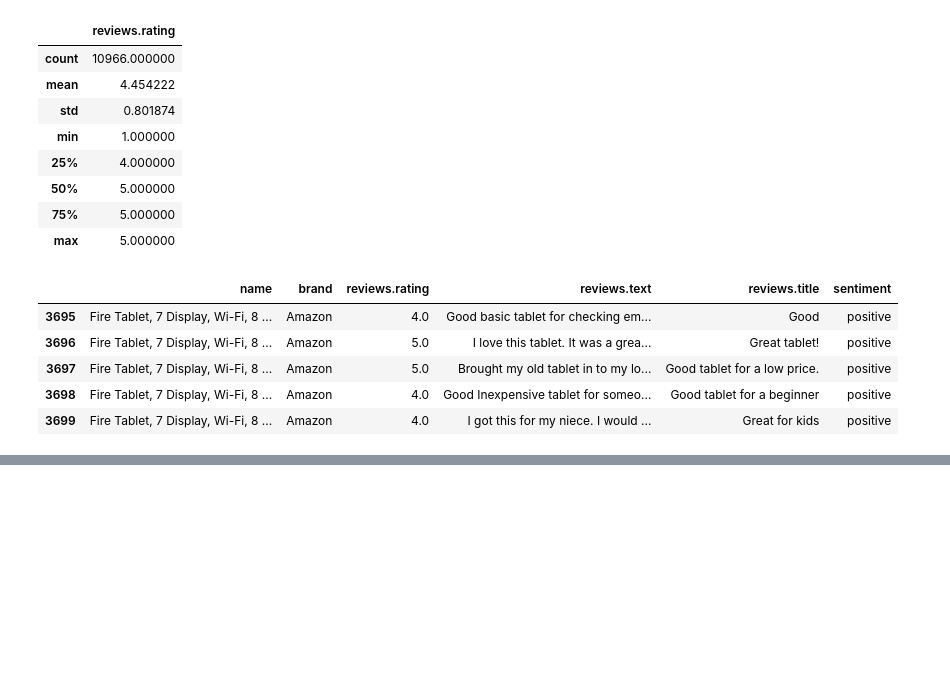
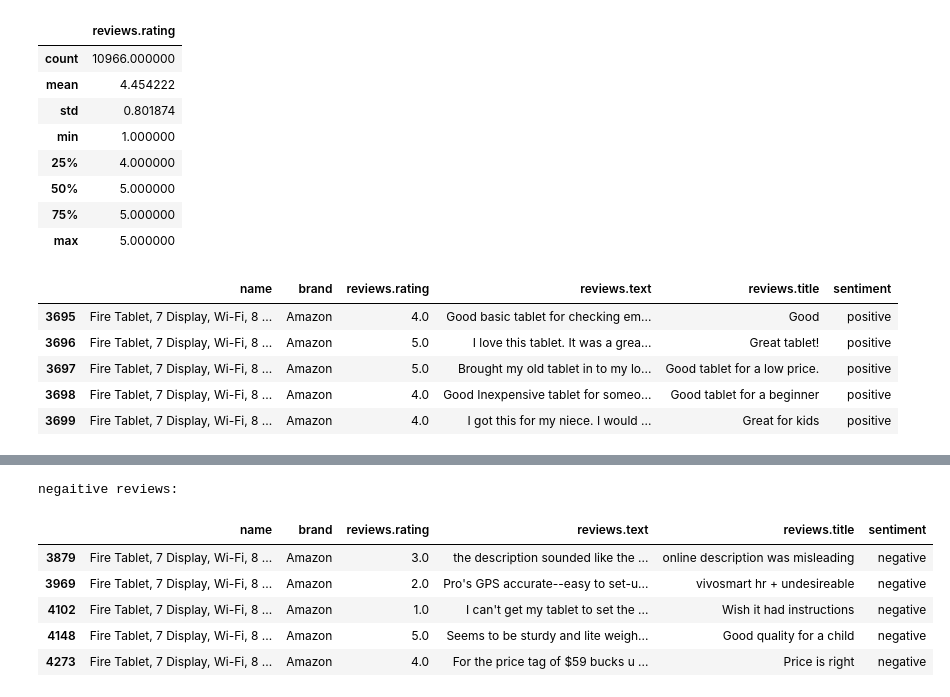
Before and after one commit to GDSC-IAU/Selection-Python, a Jupyter notebook: Project/SentimentAnalyzer.ipynb, the cells around one changed output, grey strips where cells are left out. Drawn from its saved outputs; the diff is of its cells as text; code cells hidden in the pictures; blank space fills up the shorter version.

```diff
--- a/Project/SentimentAnalyzer.ipynb
+++ b/Project/SentimentAnalyzer.ipynb
@@ -113,0 +134,11 @@ productDF.head(20)
+# %%
+print("negaitive reviews:")
+productDF[productDF["sentiment"] == "negative"].head()
+# %% [output]
+negaitive reviews:
+|  | name | brand | reviews.rating | reviews.text | reviews.title | sentiment |
+| 3879 | Fire Tablet, 7 Display, Wi-Fi, 8 ... | Amazon | 3.0 | the description sounded like the ... | online description was misleading | negative |
+| 3969 | Fire Tablet, 7 Display, Wi-Fi, 8 ... | Amazon | 2.0 | Pro's GPS accurate--easy to set-u... | vivosmart hr + undesireable | negative |
+| 4102 | Fire Tablet, 7 Display, Wi-Fi, 8 ... | Amazon | 1.0 | I can't get my tablet to set the ... | Wish it had instructions | negative |
+| 4148 | Fire Tablet, 7 Display, Wi-Fi, 8 ... | Amazon | 5.0 | Seems to be sturdy and lite weigh... | Good quality for a child | negative |
+| 4273 | Fire Tablet, 7 Display, Wi-Fi, 8 ... | Amazon | 4.0 | For the price tag of $59 bucks u ... | Price is right | negative |
```
Also changed, not shown: parts of 9 cells of this notebook, 1 other file.
